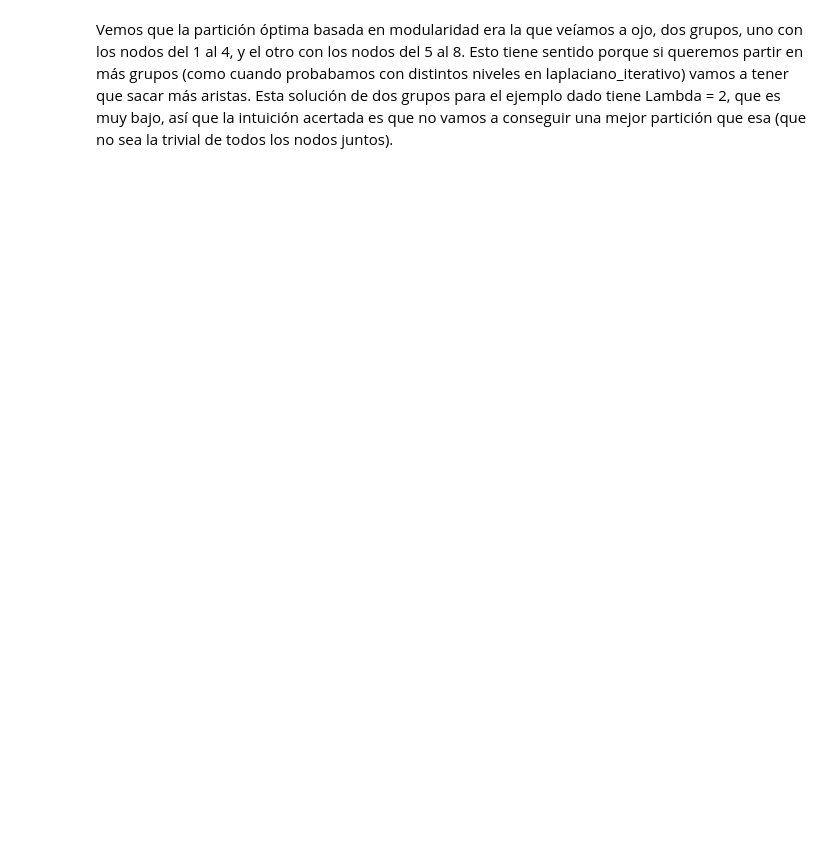
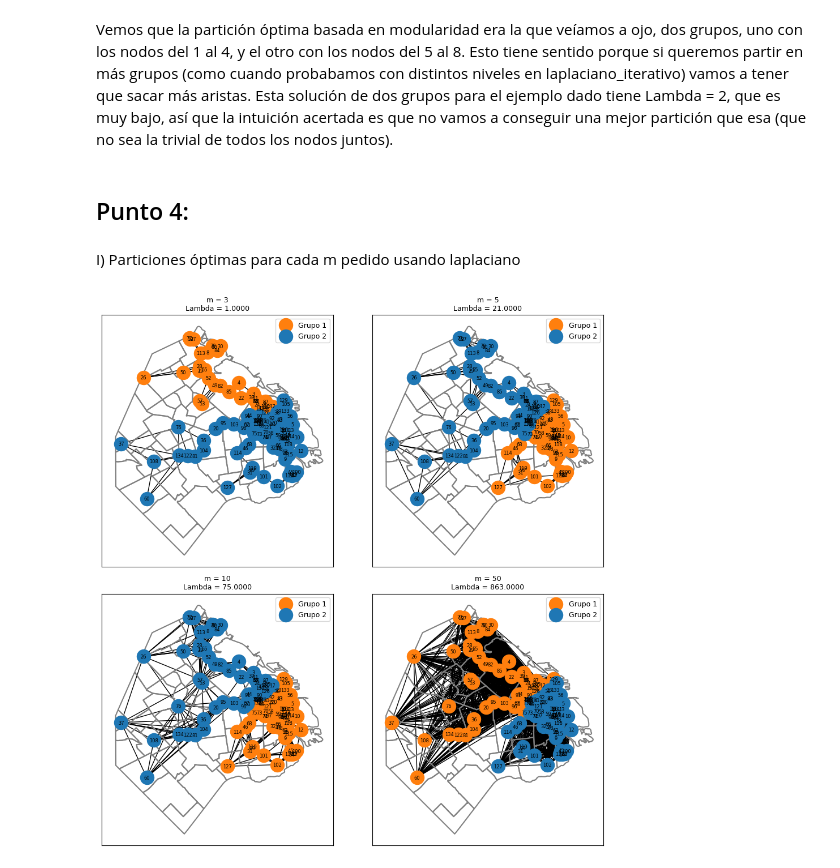
Before and after one commit to A9DJCP/TP1-ALC, a Jupyter notebook: TP1_template.ipynb, the cells around one changed output. Drawn from its saved outputs; the diff is of its cells as text; code cells hidden in the pictures; blank space fills up the shorter version.

```diff
--- a/TP1_template.ipynb
+++ b/TP1_template.ipynb
@@ -1284,2 +1222,4 @@ print(comunidades)
 # %% [markdown]
 Vemos que la partición óptima basada en modularidad era la que veíamos a ojo, dos grupos, uno con los nodos del 1 al 4, y el otro con los nodos del 5 al 8. Esto tiene sentido porque si queremos partir en más grupos (como cuando probabamos con distintos niveles en laplaciano_iterativo) vamos a tener que sacar más aristas. Esta solución de dos grupos para el ejemplo dado tiene Lambda = 2, que es muy bajo, así que la intuición acertada es que no vamos a conseguir una mejor partición que esa (que no sea la trivial de todos los nodos juntos).
+# %% [markdown]
+## Punto 4:
@@ -1285,0 +1266,48 @@ Vemos que la partición óptima basada en modularidad era la que veíamos a ojo,
+# %%
+def biparticionar_grafo(A, biparticion): # Dada una matriz de adyacencia A de un grafo G y una lista de dos vectores de indices del grafo que
+#divide el grafo en dos, crea una matriz M que representa el grafo G' que tiene los mismos nodos que G pero separa sus nodos en dos componentes conexas
+# que contienen respectivamente los indices de cada una de las dos listas
+    grupo1, grupo2 = biparticion
+    n = A.shape[0]
+    M = np.zeros((n, n))  # Inicializamos la matriz vacía
+
+    # Preservar aristas dentro del grupo1
+    for i in grupo1:
+        for j in grupo1:
+            M[i, j] = A[i, j]
+
+    # Preservar aristas dentro del grupo2
+    for i in grupo2:
+        for j in grupo2:
+            M[i, j] = A[i, j]
+
+    return M
+# %% [markdown]
+I) Particiones óptimas para cada m pedido usando laplaciano
+# %%
+ms = [3, 5, 10, 50]
+
+fig, axs = plt.subplots(2, 2, figsize=(10, 10))  # 2 filas, 2 columnas
+axs = axs.flatten()
+
+for i, m in enumerate(ms):
+    A = simetrizar(construye_adyacencia(D, m))
+    L = calcula_L(A)
+    v, l, _ = metpotI2(L, 1)
+    s = np.sign(v)
+    lambda_val = calcula_lambda(L, s)
+
+    grupos = laplaciano_iterativo(A, 1)
+    M = biparticionar_grafo(A, grupos)
+    graficar_grupos(M, grupos, ax=axs[i])
+
+    axs[i].set_title(f"m = {m}\nLambda = {lambda_val:.4f}", fontsize=9)
+
+# Ocultar subplots vacíos si hay menos que 4
+for j in range(len(ms), len(axs)):
+    axs[j].axis('off')
+
+plt.tight_layout()
+plt.show()
+# %% [output]
+[figure, added]
```
Also changed, not shown: parts of 32 cells of this notebook, 1 other file.
